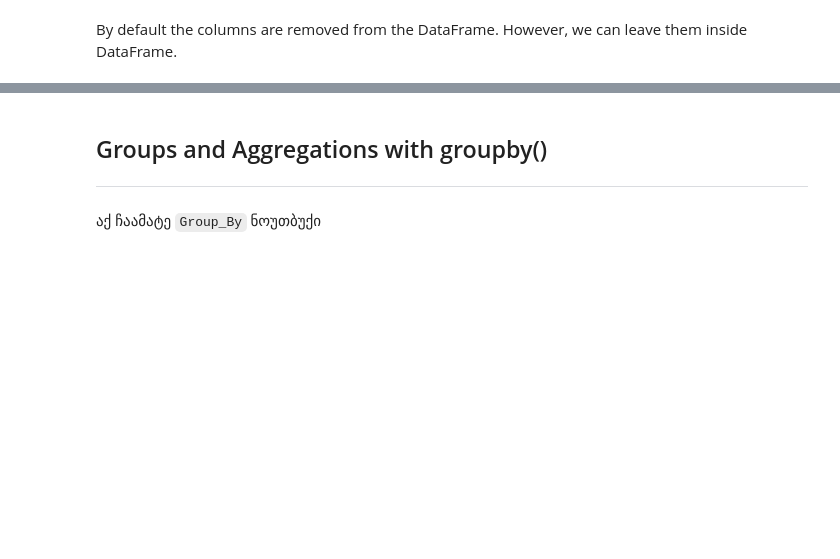
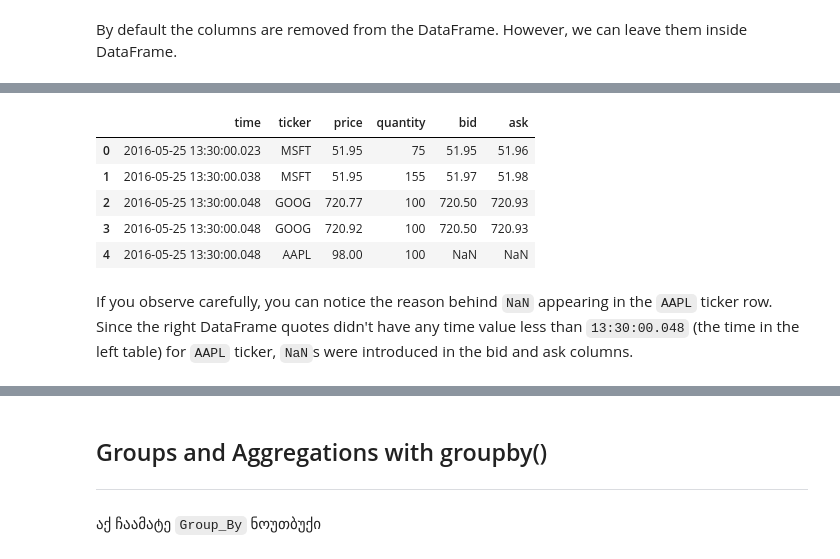
Before and after one commit to Okroshiashvili/Data_Analysis_Python, a Jupyter notebook: Lecture 5/Join, Combine, Reshape DataFrame.ipynb, the cells around one changed output, grey strips where cells are left out. Saved outputs shown, nothing was run; the diff lists cells and outputs as text; code cells hidden in the pictures; blank space fills up the shorter version.

```diff
--- a/Lecture 5/Join, Combine, Reshape DataFrame.ipynb
+++ b/Lecture 5/Join, Combine, Reshape DataFrame.ipynb
@@ -373,0 +487,14 @@ https://pandas.pydata.org/pandas-docs/stable/user_guide/groupby.html
+# %%
+trades = pd.DataFrame({'time': pd.to_datetime(['20160525 13:30:00.023',
+                                               '20160525 13:30:00.038',
+                                               '20160525 13:30:00.048',
+                                               '20160525 13:30:00.048',
+                                               '20160525 13:30:00.048']),
+                       'ticker': ['MSFT', 'MSFT','GOOG', 'GOOG', 'AAPL'],
+                       'price': [51.95, 51.95,720.77, 720.92, 98.00],
+                       'quantity': [75, 155,100, 100, 100]},
+                      columns=['time', 'ticker', 'price', 'quantity'])
+
+
+
+trades
@@ -373,0 +534,11 @@ https://pandas.pydata.org/pandas-docs/stable/user_guide/groupby.html
+# %%
+pd.merge_asof(trades, quotes, on="time", by="ticker") # Approximate or nearest merge
+# %% [output]
+|  | time | ticker | price | quantity | bid | ask |
+| 0 | 2016-05-25 13:30:00.023 | MSFT | 51.95 | 75 | 51.95 | 51.96 |
+| 1 | 2016-05-25 13:30:00.038 | MSFT | 51.95 | 155 | 51.97 | 51.98 |
+| 2 | 2016-05-25 13:30:00.048 | GOOG | 720.77 | 100 | 720.50 | 720.93 |
+| 3 | 2016-05-25 13:30:00.048 | GOOG | 720.92 | 100 | 720.50 | 720.93 |
+| 4 | 2016-05-25 13:30:00.048 | AAPL | 98.00 | 100 | NaN | NaN |
+# %% [markdown]
+If you observe carefully, you can notice the reason behind `NaN` appearing in the `AAPL` ticker row. Since the right DataFrame quotes didn't have any time value less than `13:30:00.048` (the time in the left table) for `AAPL` ticker, `NaN`s were introduced in the bid and ask columns.
```
Also changed, not shown: parts of 104 cells of this notebook, 8 other files.
